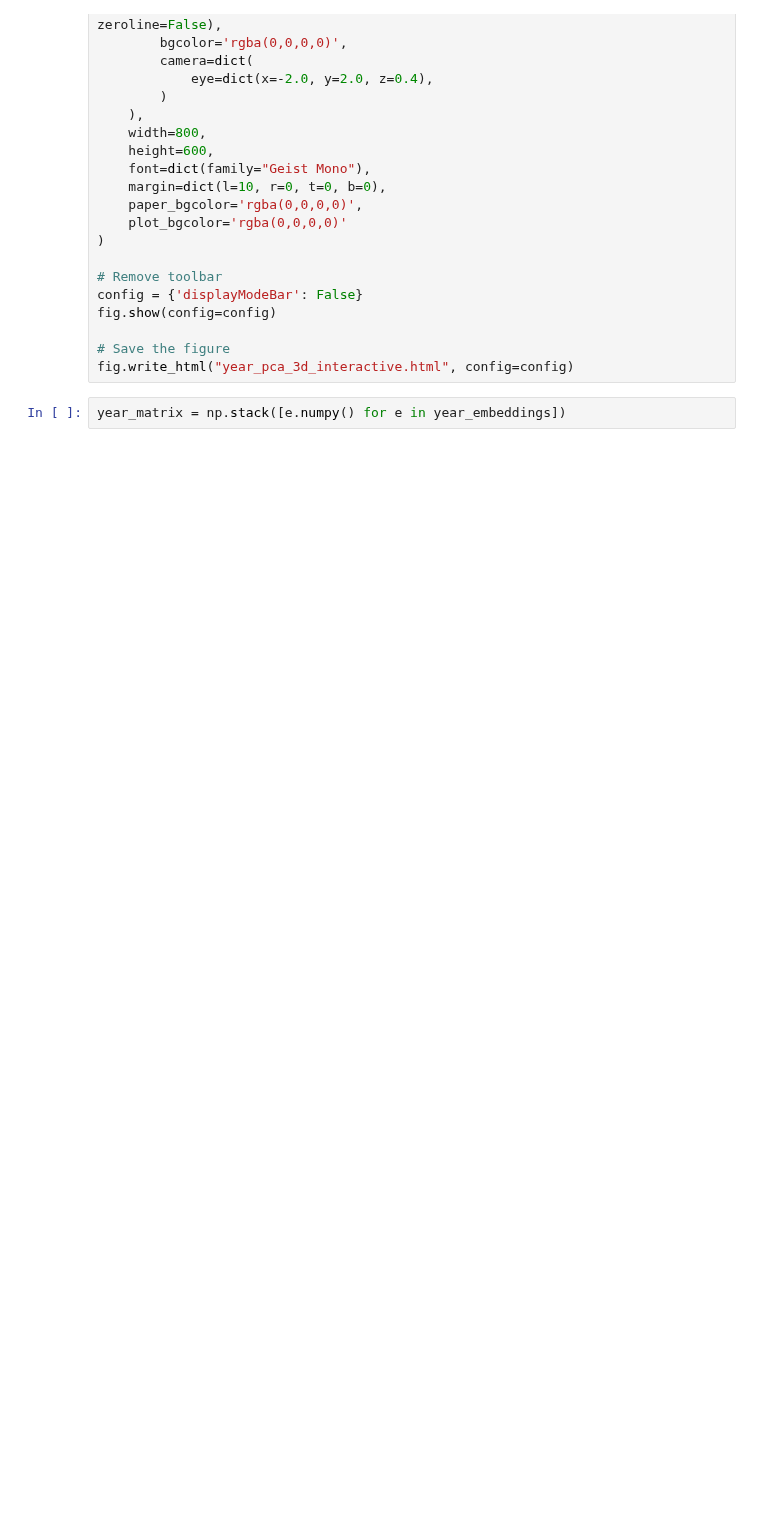
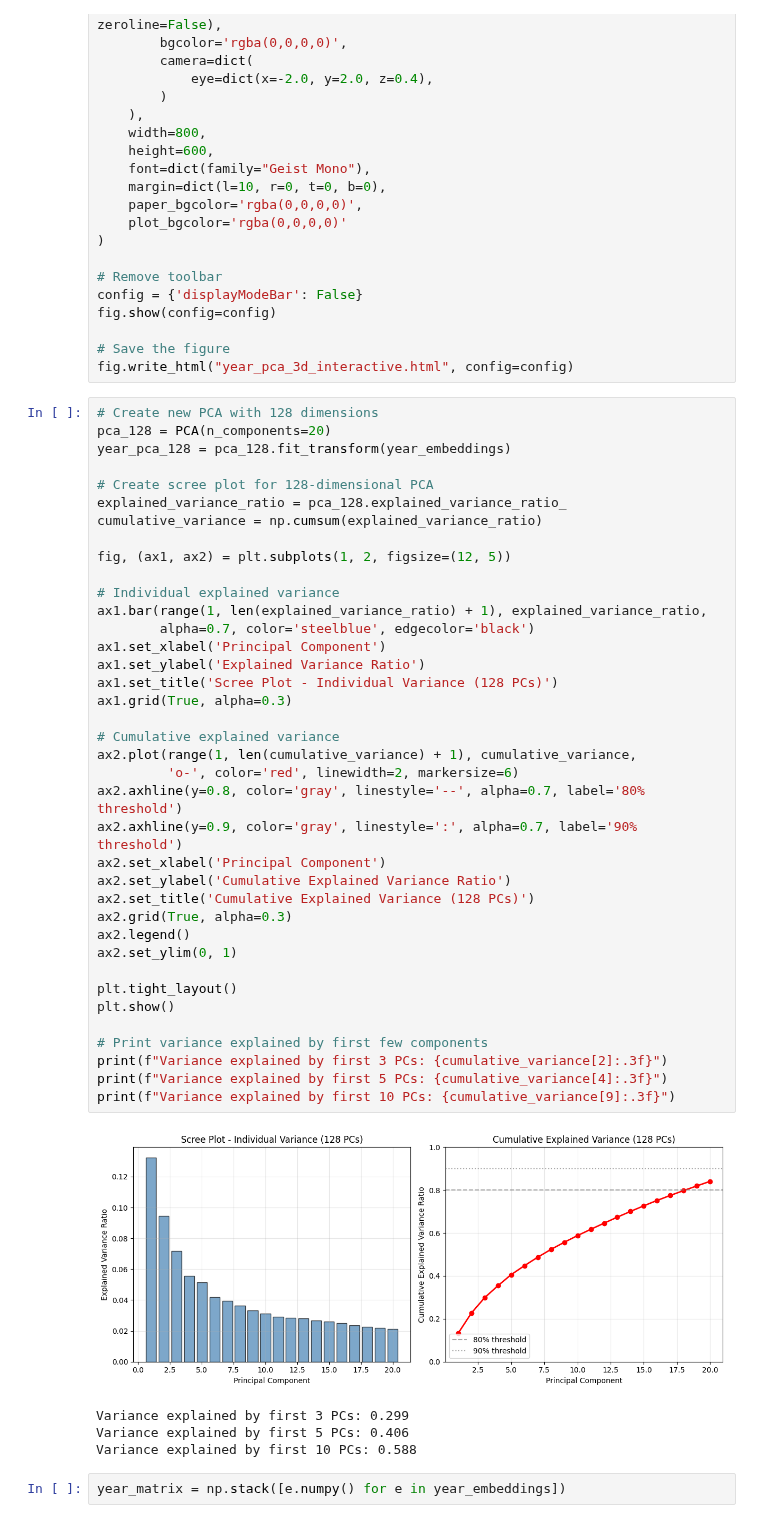
Before and after one commit to bstadt/tlm-1-release, a Jupyter notebook: eda/year_manifold_coca.ipynb, the cells around one changed output. Saved outputs shown, nothing was run; the diff lists cells and outputs as text; blank space fills up the shorter version.

```diff
--- a/eda/year_manifold_coca.ipynb
+++ b/eda/year_manifold_coca.ipynb
@@ -117,5 +117,48 @@ fig.show(config=config)
 
 # Save the figure
 fig.write_html("year_pca_3d_interactive.html", config=config)
+# %%
+# Create new PCA with 128 dimensions
+pca_128 = PCA(n_components=20)
+year_pca_128 = pca_128.fit_transform(year_embeddings)
+
+# Create scree plot for 128-dimensional PCA
+explained_variance_ratio = pca_128.explained_variance_ratio_
+cumulative_variance = np.cumsum(explained_variance_ratio)
+
+fig, (ax1, ax2) = plt.subplots(1, 2, figsize=(12, 5))
+
+# Individual explained variance
+ax1.bar(range(1, len(explained_variance_ratio) + 1), explained_variance_ratio,
+        alpha=0.7, color='steelblue', edgecolor='black')
+ax1.set_xlabel('Principal Component')
+ax1.set_ylabel('Explained Variance Ratio')
+ax1.set_title('Scree Plot - Individual Variance (128 PCs)')
+ax1.grid(True, alpha=0.3)
+
+# Cumulative explained variance
+ax2.plot(range(1, len(cumulative_variance) + 1), cumulative_variance,
+         'o-', color='red', linewidth=2, markersize=6)
+ax2.axhline(y=0.8, color='gray', linestyle='--', alpha=0.7, label='80% threshold')
+ax2.axhline(y=0.9, color='gray', linestyle=':', alpha=0.7, label='90% threshold')
+ax2.set_xlabel('Principal Component')
+ax2.set_ylabel('Cumulative Explained Variance Ratio')
+ax2.set_title('Cumulative Explained Variance (128 PCs)')
+ax2.grid(True, alpha=0.3)
+ax2.legend()
+ax2.set_ylim(0, 1)
+
+plt.tight_layout()
+plt.show()
+
+# Print variance explained by first few components
+print(f"Variance explained by first 3 PCs: {cumulative_variance[2]:.3f}")
+print(f"Variance explained by first 5 PCs: {cumulative_variance[4]:.3f}")
+print(f"Variance explained by first 10 PCs: {cumulative_variance[9]:.3f}")
+# %% [output]
+[figure, added]
+Variance explained by first 3 PCs: 0.299
+Variance explained by first 5 PCs: 0.406
+Variance explained by first 10 PCs: 0.588
 # %%
 year_matrix = np.stack([e.numpy() for e in year_embeddings])
```
Also changed, not shown: parts of 1 cell of this notebook, 1 other file.
